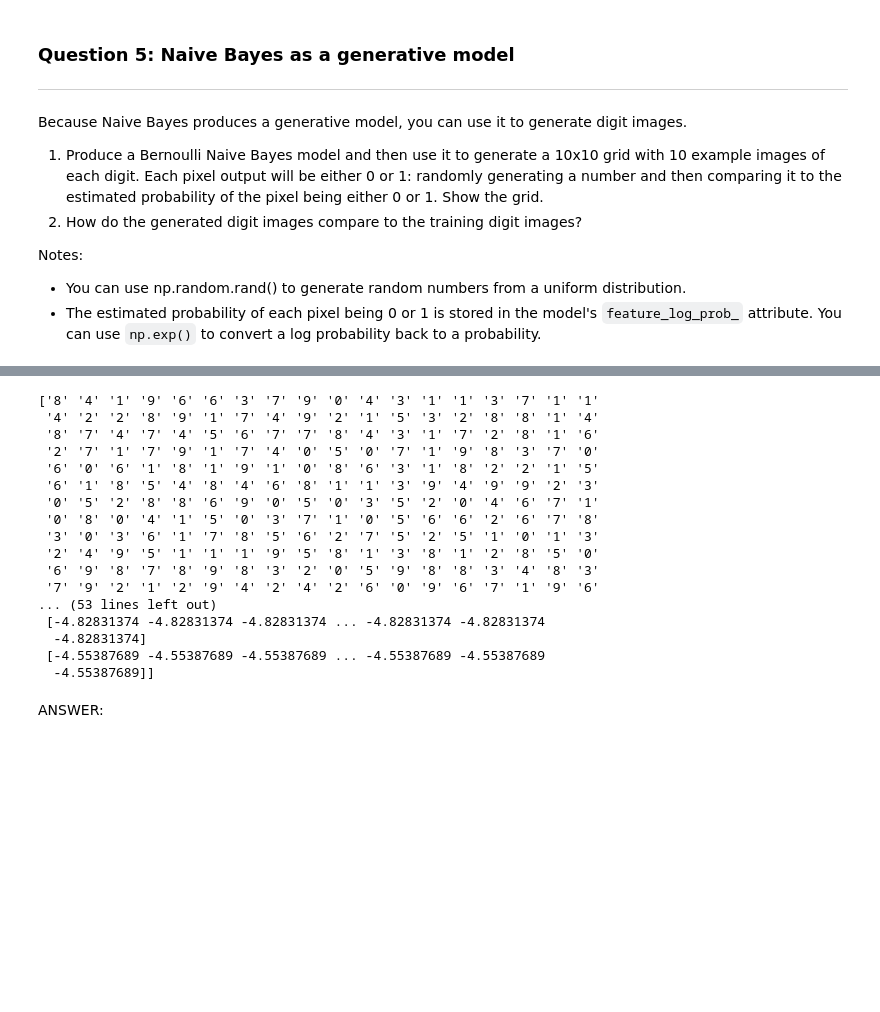
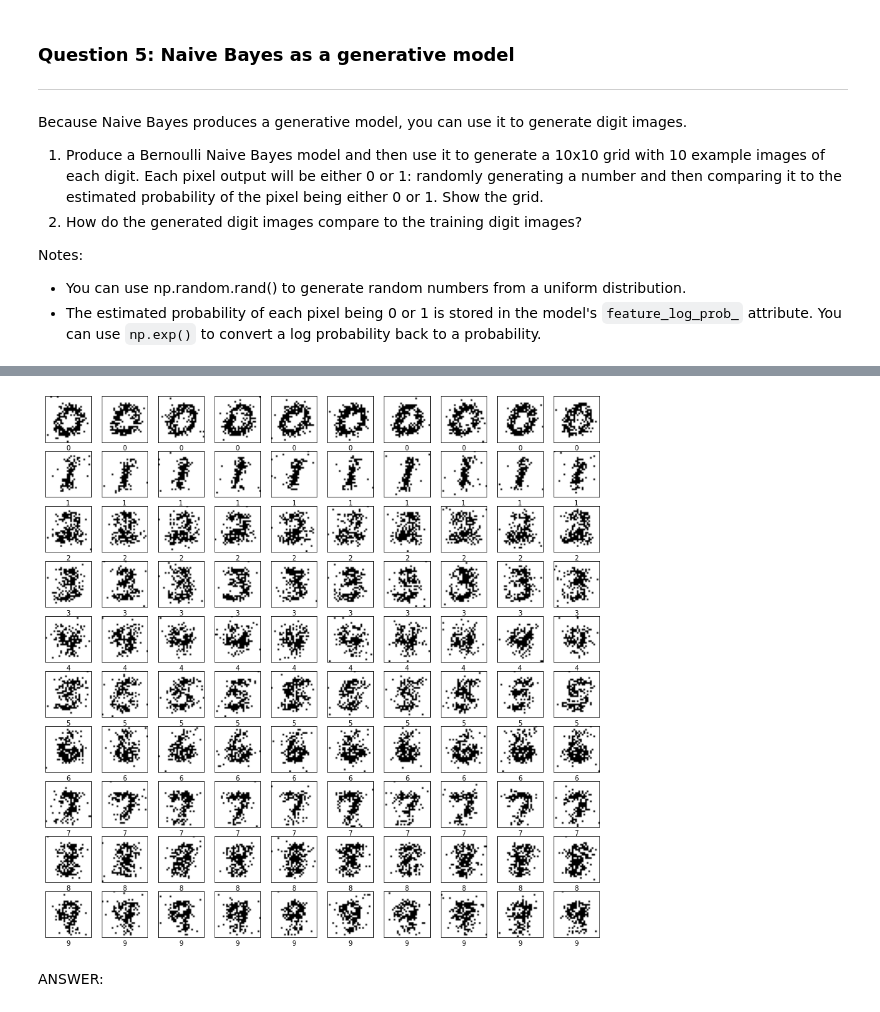
Before and after one commit to ssburgan/w207_coursework, a Jupyter notebook: Sybil_SantosBurgan_project2.ipynb, the cells around one changed output, grey strips where cells are left out. Saved outputs shown, nothing was run; the diff lists cells and outputs as text; code cells hidden in the pictures; blank space fills up the shorter version.

```diff
--- a/Sybil_SantosBurgan_project2.ipynb
+++ b/Sybil_SantosBurgan_project2.ipynb
@@ -366,16 +368,3 @@ Because Naive Bayes produces a generative model, you can use it to generate digi
 Notes:
 * You can use np.random.rand() to generate random numbers from a uniform distribution.
 * The estimated probability of each pixel being 0 or 1 is stored in the model's `feature_log_prob_` attribute. You can use `np.exp()` to convert a log probability back to a probability.
-# %%
-x = np.random.randint(5, size=(4,10))
-y = np.array([1,2,3,4])
-clf = MultinomialNB()
-nb=clf.fit(x,y)
-print(x.shape)
-print("="*50)
-print(x)
-print("="*50)
-print(x[2:3])
-print("="*50)
-print(clf.predict(x[2:3]))
-print(nb.feature_log_prob_)
@@ -401,63 +371,34 @@ print(nb.feature_log_prob_)
 # %%
-def plot(examples):
-  ### STUDENT START ###
-    fig = plt.figure(figsize=(15,15))
-    x=0
-    shape = examples.shape()
-    row = shape[0]
-    coumns =  shape[1]
-    for i in range(row):
-        for j in range(coumns):
-            x=x+1
-            #get all data matching current digit
-            image = mini_train_data[np.where(mini_train_labels==str(i))][j]
-            pixels = image.reshape((28, 28))
-            #plot each digit
-            ax = fig.add_subplot(num_examples, num_examples, x, xticks=[], yticks=[],xlabel=i)
-            #setting the colormap, for example to black and white.
-            ax.imshow(pixels, cmap=plt.cm.binary) # cmap='gray'
-    plt.show()
-
-  ### STUDENT END ###
-
-
-
 def Q5(num_examples):
 
 ### STUDENT START ###
+    fig = plt.figure(figsize=(15,15))
+    x=0
 
     binarized_train_data = binarize(mini_train_data)
     binarized_dev_data = binarize(dev_data)
 
+    bern = BernoulliNB().fit(binarized_train_data, mini_train_labels)
+    digit_log_prob = bern.feature_log_prob_
 
-    bern = BernoulliNB().fit(binarized_train_data, mini_train_labels)
-    pred = bern.predict(binarized_dev_data)
-    print(pred)
-    print(bern.feature_log_prob_)
-    #Evaluate performance on the dev set.
-   #pred = bern.predict(binarized_dev_data)
+    for i in range(num_examples):
+        for j in range(num_examples):
+            x=x+1
+            digit_probs = digit_log_prob[i]
+            pixels = np.asarray([1 if np.random.rand() <= np.exp(prob) else 0 for prob in digit_probs])
+            image = pixels.reshape((28, 28))
 
+            #plot each digit
+            ax = fig.add_subplot(num_examples, num_examples, x, xticks=[], yticks=[],xlabel=i)
+            #setting the colormap, for example to black and white.
+            ax.imshow(image, cmap=plt.cm.binary) # cmap='gray'
+
+    plt.show()
 ### STUDENT END ###
 
 Q5(10)
 # %% [output]
-['8' '4' '1' '9' '6' '6' '3' '7' '9' '0' '4' '3' '1' '1' '3' '7' '1' '1'
- '4' '2' '2' '8' '9' '1' '7' '4' '9' '2' '1' '5' '3' '2' '8' '8' '1' '4'
- '8' '7' '4' '7' '4' '5' '6' '7' '7' '8' '4' '3' '1' '7' '2' '8' '1' '6'
- '2' '7' '1' '7' '9' '1' '7' '4' '0' '5' '0' '7' '1' '9' '8' '3' '7' '0'
- '6' '0' '6' '1' '8' '1' '9' '1' '0' '8' '6' '3' '1' '8' '2' '2' '1' '5'
- '6' '1' '8' '5' '4' '8' '4' '6' '8' '1' '1' '3' '9' '4' '9' '9' '2' '3'
- '0' '5' '2' '8' '8' '6' '9' '0' '5' '0' '3' '5' '2' '0' '4' '6' '7' '1'
- '0' '8' '0' '4' '1' '5' '0' '3' '7' '1' '0' '5' '6' '6' '2' '6' '7' '8'
- '3' '0' '3' '6' '1' '7' '8' '5' '6' '2' '7' '5' '2' '5' '1' '0' '1' '3'
- '2' '4' '9' '5' '1' '1' '1' '9' '5' '8' '1' '3' '8' '1' '2' '8' '5' '0'
- '6' '9' '8' '7' '8' '9' '8' '3' '2' '0' '5' '9' '8' '8' '3' '4' '8' '3'
- '7' '9' '2' '1' '2' '9' '4' '2' '4' '2' '6' '0' '9' '6' '7' '1' '9' '6'
-... (53 lines left out)
- [-4.82831374 -4.82831374 -4.82831374 ... -4.82831374 -4.82831374
-  -4.82831374]
- [-4.55387689 -4.55387689 -4.55387689 ... -4.55387689 -4.55387689
-  -4.55387689]]
+[figure, added]
 # %% [markdown]
 ANSWER:
 # %% [markdown]
```
Also changed, not shown: parts of 2 cells of this notebook.
